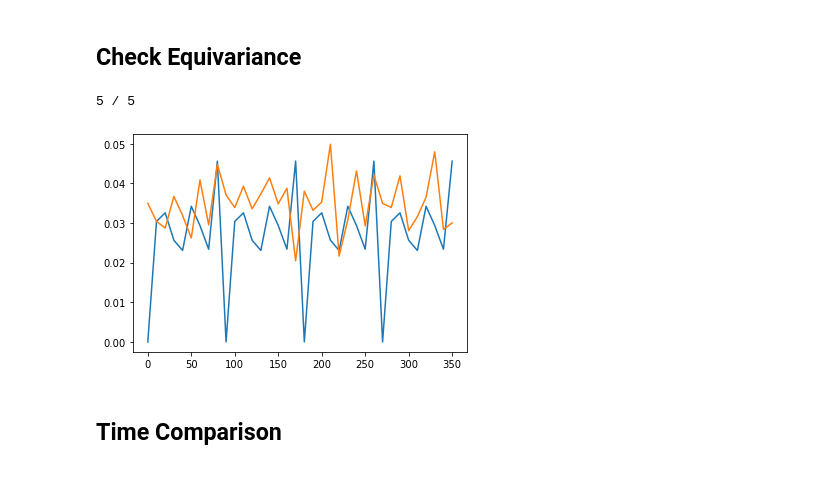
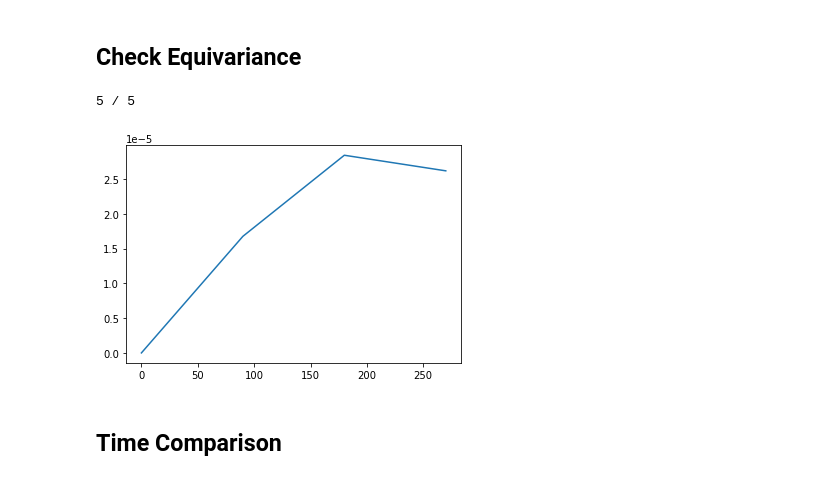
Before and after one commit to SoumyabrataKundu/Steerable, a Jupyter notebook: Steerable.ipynb, the cells around one changed output. Drawn from its saved outputs; the diff is of its cells as text; code cells hidden in the pictures.

```diff
--- a/Steerable.ipynb
+++ b/Steerable.ipynb
@@ -105,15 +105,15 @@ class Model(torch.nn.Module):
             snn.SE3AvgPool(4),
 
             snn.SE3Conv([2, 3], [4, 2, 2], 3, n_radius=n_radius, n_theta=n_theta, padding='same', restricted=restricted, conv_first=conv_first),
-            #snn.SE3TransformerEncoder([4,2,2], 1, n_layers=2),
-            snn.SE3LinearDecoder([4,2,2], [4,2,2]),
-            snn.SE3TransformerDecoder([4,2,2], 1, 2, 1, add_pos_enc=True),
+            snn.SE3TransformerEncoder([4,2,2], 1, n_layers=1, add_pos_enc=True),
+            #snn.SE3LinearDecoder([4,2,2], [4,2,2]),
+            #snn.SE3TransformerDecoder([4,2,2], 1, 2, 1, add_pos_enc=True),
         )
 
         self.flatten = snn.SE3NormFlatten()
 
     def forward(self,x):
-        x, _ = self.network(x.type(torch.cfloat))
+        x = self.network(x.type(torch.cfloat))
         return self.flatten(x)
 # %% [markdown]
 ## Dataset
@@ -140,43 +140,43 @@ class GaussianDataset(Dataset):
         return image, label
 
 # Example usage
-dataset = GaussianDataset(size=(2, 3, 32, 32, 16))
+dataset = GaussianDataset(size=(2, 3, 32, 32, 32))
 # %% [markdown]
 ## Check Equivariance
 # %%
 def check_equivariance(model, dataset):
     def diff_output(inputs1, inputs2):
         with torch.no_grad():
             outputs1 = model(inputs1.to(device))
             outputs2 = model(inputs2.to(device))
 
             return torch.max(torch.abs(outputs1 - outputs2)).item()
 
     n_sim = 5
-    degrees = torch.arange(0, 360, 10)
+    degrees = torch.arange(0, 360, 90)
     values = torch.zeros(2, len(degrees))
 
     for sim in range(n_sim):
         inputs = dataset[torch.randint(0,len(dataset), (1,)).item()][0]
         for i, degree in enumerate(degrees):
             inputs_rot = snn.rotate_3D_image(inputs, (degree, 0, 0))
             input_random = dataset[torch.randint(0,len(dataset), (1,)).item()][0]
             values[0, i] += diff_output(inputs, inputs_rot)
             values[1, i] += diff_output(inputs, input_random)
 
         print(f'{sim+1} / {n_sim}', end='\r')
 
-    values = values / len(degrees)
+    values = values / n_sim
     plt.plot(degrees, values[0])
-    plt.plot(degrees, values[1])
+    #plt.plot(degrees, values[1])
     plt.show()
 
 
 model = Model().to(device)
 check_equivariance(model, dataset)
 # %% [output]
 5 / 5
-[figure, old version]
+[figure, new version]
 # %% [markdown]
 ## Time Comparison
 # %%
```
Also changed, not shown: 1 other file.
